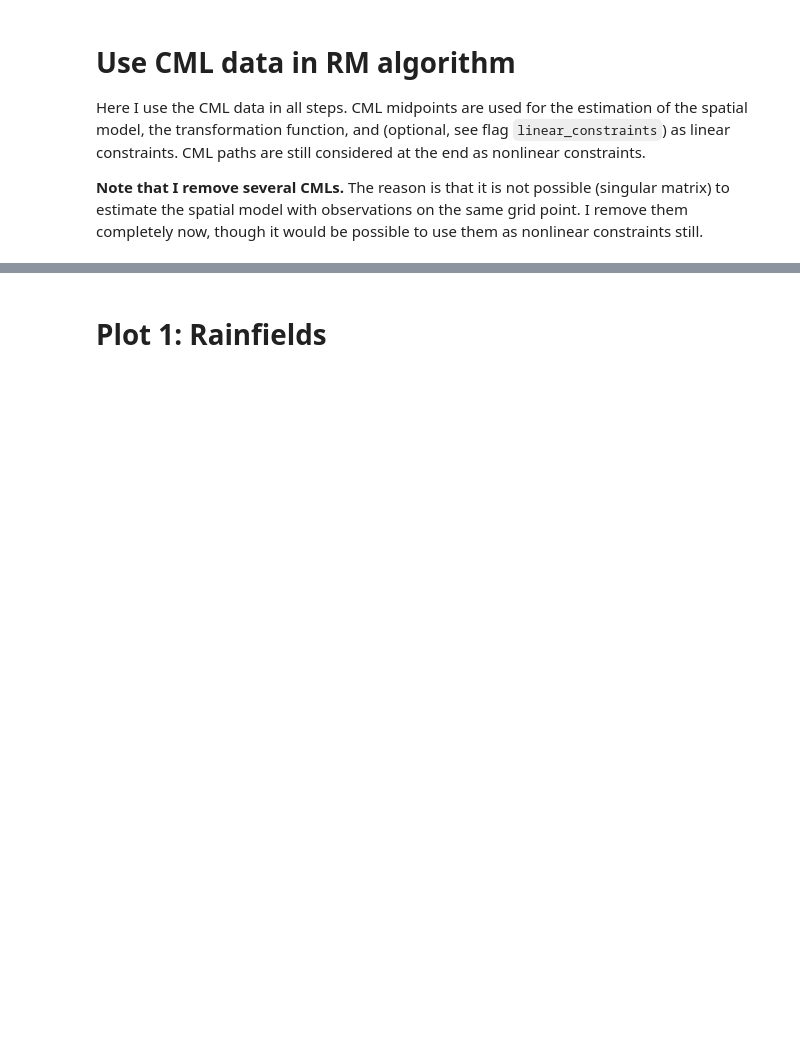
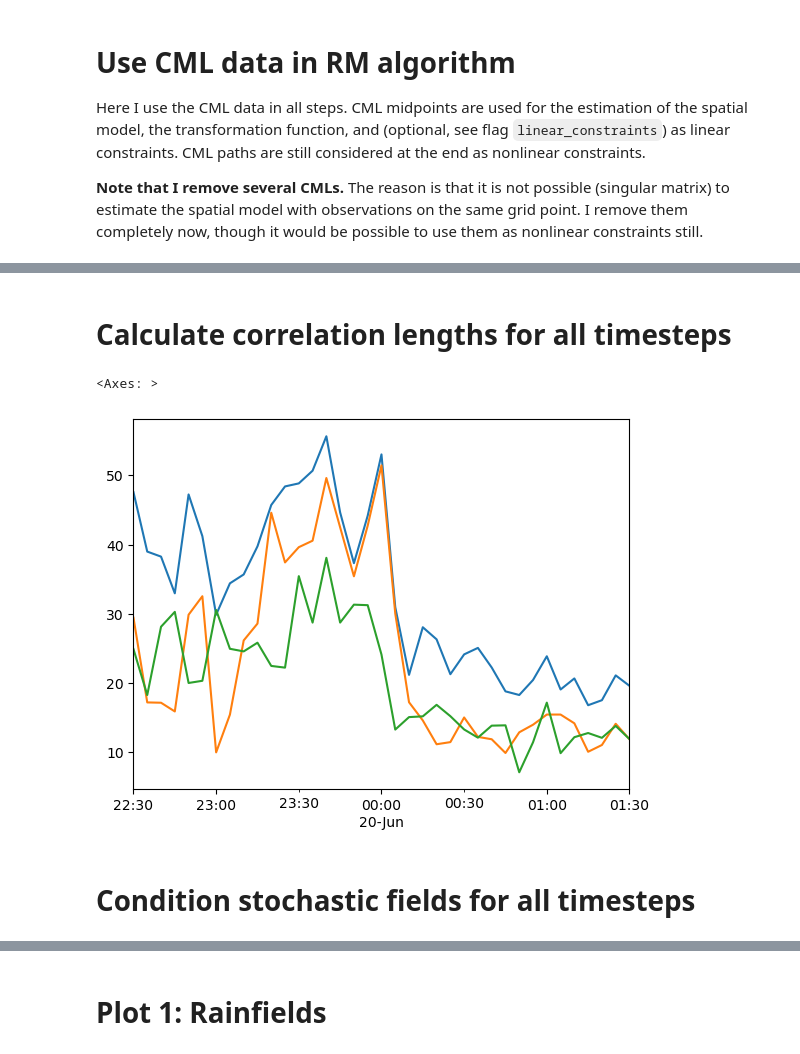
Before and after one commit to eoydvin/RMWSPy, a Jupyter notebook: 2_radar_and_cml_interpolation.ipynb, the cells around one changed output, grey strips where cells are left out. Saved outputs shown, nothing was run; the diff lists cells and outputs as text; code cells hidden in the pictures; blank space fills up the shorter version.

```diff
--- a/2_radar_and_cml_interpolation.ipynb
+++ b/2_radar_and_cml_interpolation.ipynb
@@ -304,0 +285,5 @@ for device in ds_cml_at_t.obs_id:
+# %% [markdown]
+# Calculate correlation lengths for all timesteps
+# %%
+time_start = '2021-06-19T22:30'
+time_end = '2021-06-20T01:30'
@@ -304,0 +364,31 @@ for device in ds_cml_at_t.obs_id:
+# %%
+# get estimated range (for plotting)
+cmod_midpoint_plot = {}
+cmod_true_plot = {}
+cmod_dereg_plot = {}
+
+for time in tqdm(ds_cml.sel(time = slice(time_start, time_end)).time):
+    cmod_midpoint_plot[time.values] = []
+    cmod_true_plot[time.values] = []
+    cmod_dereg_plot[time.values] = []
+    for i in range(n_ests):
+        if pd.isnull(cmod_midpoint_steps[time.values][i]):
+            cmod_midpoint_plot[time.values].append(np.nan)
+            cmod_true_plot[time.values].append(np.nan)
+            cmod_dereg_plot[time.values].append(np.nan)
+
+        else:
+            cmod_midpoint_plot[time.values].append(float(cmod_midpoint_steps[time.values][i].split()[-1][4:-1]))
+            cmod_true_plot[time.values].append(float(cmod_true_steps[time.values][i].split()[-1][4:-1]))
+            cmod_dereg_plot[time.values].append(float(cmod_dereg_steps[time.values][i].split()[-1][4:-1]))
+
+df_dereg = pd.DataFrame(cmod_dereg_plot).T
+df_true = pd.DataFrame(cmod_true_plot).T
+df_midpoint = pd.DataFrame(cmod_midpoint_plot).T
+# %%
+df_midpoint.mean(axis = 1).plot()
+df_dereg.mean(axis = 1).plot()
+df_true.mean(axis = 1).plot()
+# %% [output]
+<Axes: >
+[figure, added]
@@ -304,0 +404,2 @@ for device in ds_cml_at_t.obs_id:
+# %% [markdown]
+# Condition stochastic fields for all timesteps
```
Also changed, not shown: parts of 43 cells of this notebook, 9 other files.
